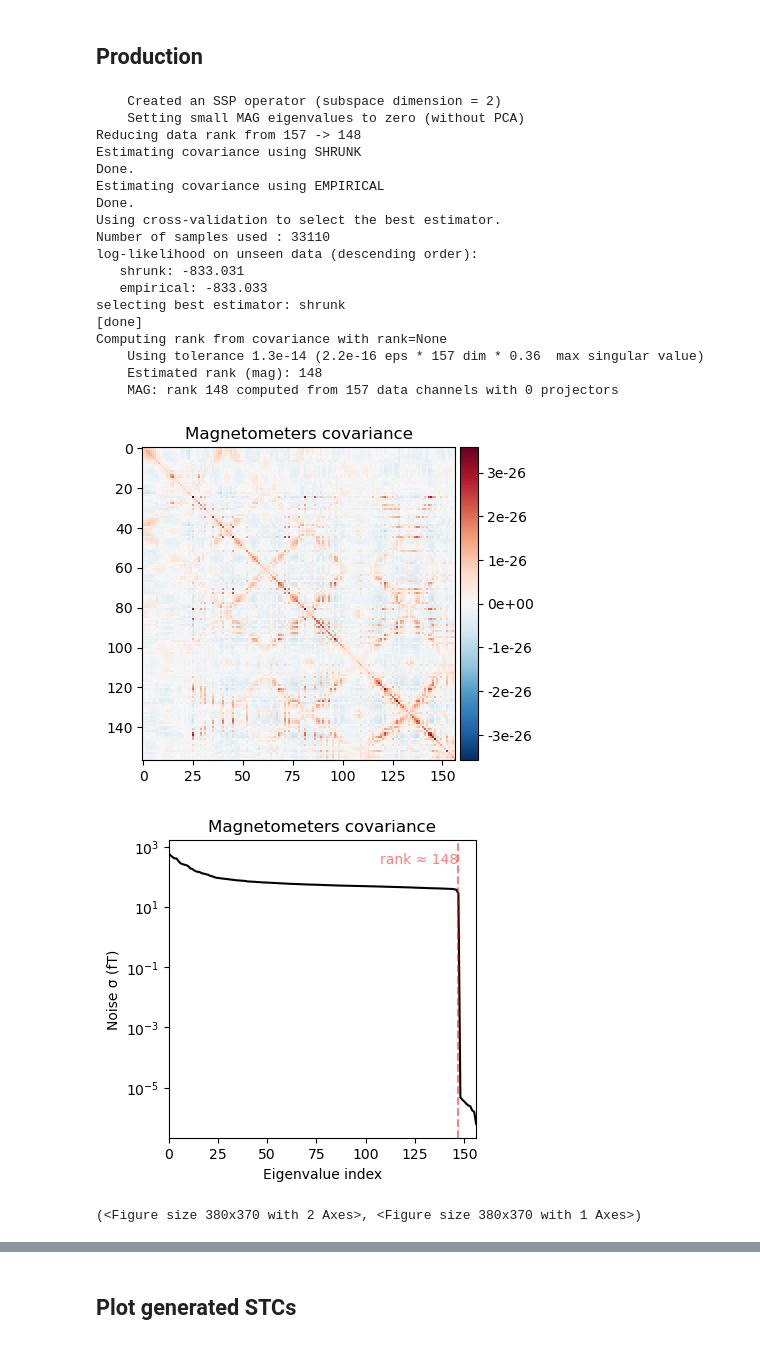
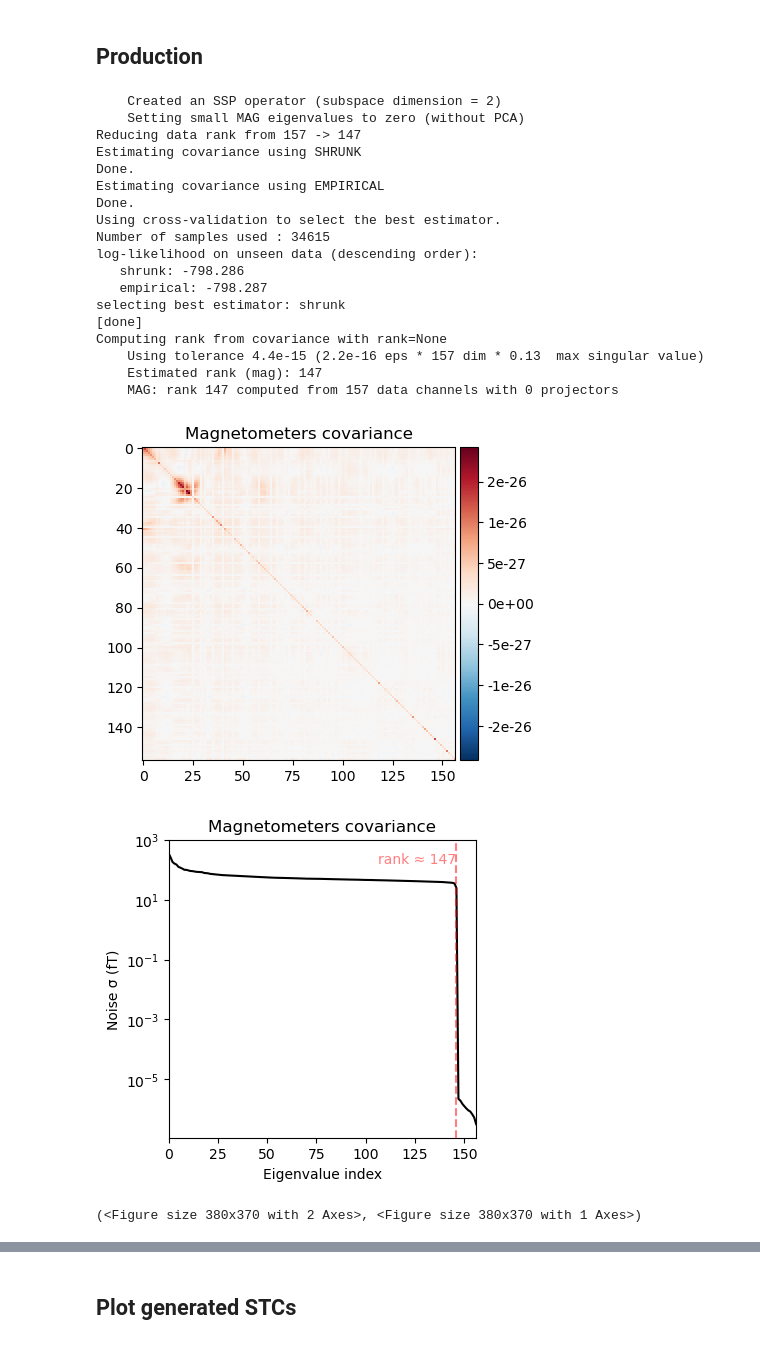
Before and after one commit to audreylaun/meg, a Jupyter notebook: PreProcessing/source_localization.ipynb, the cells around one changed output, grey strips where cells are left out. Drawn from its saved outputs; the diff is of its cells as text; code cells hidden in the pictures.

```diff
--- a/PreProcessing/source_localization.ipynb
+++ b/PreProcessing/source_localization.ipynb
@@ -5,7 +5,7 @@ import mne
 # Source Localization - Production and Comprehension Priming Study
 Everything in this notebook is automatic except for the **covariance rank**. The MNE function to automatically calculate the rank does not work well. Instead of using that, it is necessary to manually set the rank for each subject/task. Test values until you find one that creates a vertical line right before the noise drops off dramatically. You should see a small slope directly to the left of the rank line. If you do not manually set the rank, your inverse operator will only explain a very small percent of the variance in the original data.
 # %%
-sub = 'R3290' #Only variable you need to change other than rank
+sub = 'R3328' #Only variable you need to change other than rank
 # %%
 def localization_with_rank(sub, comp_rank, prod_rank):
 # %%
@@ -153,30 +153,30 @@ Overwriting existing file.
 # %%
 # Compute the noise covariance using the baseline interval
 # rank = None
-rank = {'mag': 148}
+rank = {'mag': 147}
 noise_cov_prod = mne.compute_covariance(epochs_prod, tmin=baseline_start, tmax=baseline_end, method=["shrunk", "empirical"], rank=rank, verbose=True)
 mne.viz.plot_cov(noise_cov_prod, epochs_prod.info)
 # %% [output]
     Created an SSP operator (subspace dimension = 2)
     Setting small MAG eigenvalues to zero (without PCA)
-Reducing data rank from 157 -> 148
+Reducing data rank from 157 -> 147
 Estimating covariance using SHRUNK
 Done.
 Estimating covariance using EMPIRICAL
 Done.
 Using cross-validation to select the best estimator.
-Number of samples used : 33110
+Number of samples used : 34615
 log-likelihood on unseen data (descending order):
-   shrunk: -833.031
-   empirical: -833.033
+   shrunk: -798.286
+   empirical: -798.287
 selecting best estimator: shrunk
 [done]
 Computing rank from covariance with rank=None
-    Using tolerance 1.3e-14 (2.2e-16 eps * 157 dim * 0.36  max singular value)
-    Estimated rank (mag): 148
-    MAG: rank 148 computed from 157 data channels with 0 projectors
+    Using tolerance 4.4e-15 (2.2e-16 eps * 157 dim * 0.13  max singular value)
+    Estimated rank (mag): 147
+    MAG: rank 147 computed from 157 data channels with 0 projectors
-[figure, old version]
+[figure, new version]
-[figure, old version]
+[figure, new version]
 (<Figure size 380x370 with 2 Axes>, <Figure size 380x370 with 1 Axes>)
 # %%
 raw_fname_prod = directory + sub + '_prod_preproc-raw.fif'
```
Also changed, not shown: parts of 13 cells of this notebook, 8 other files.
